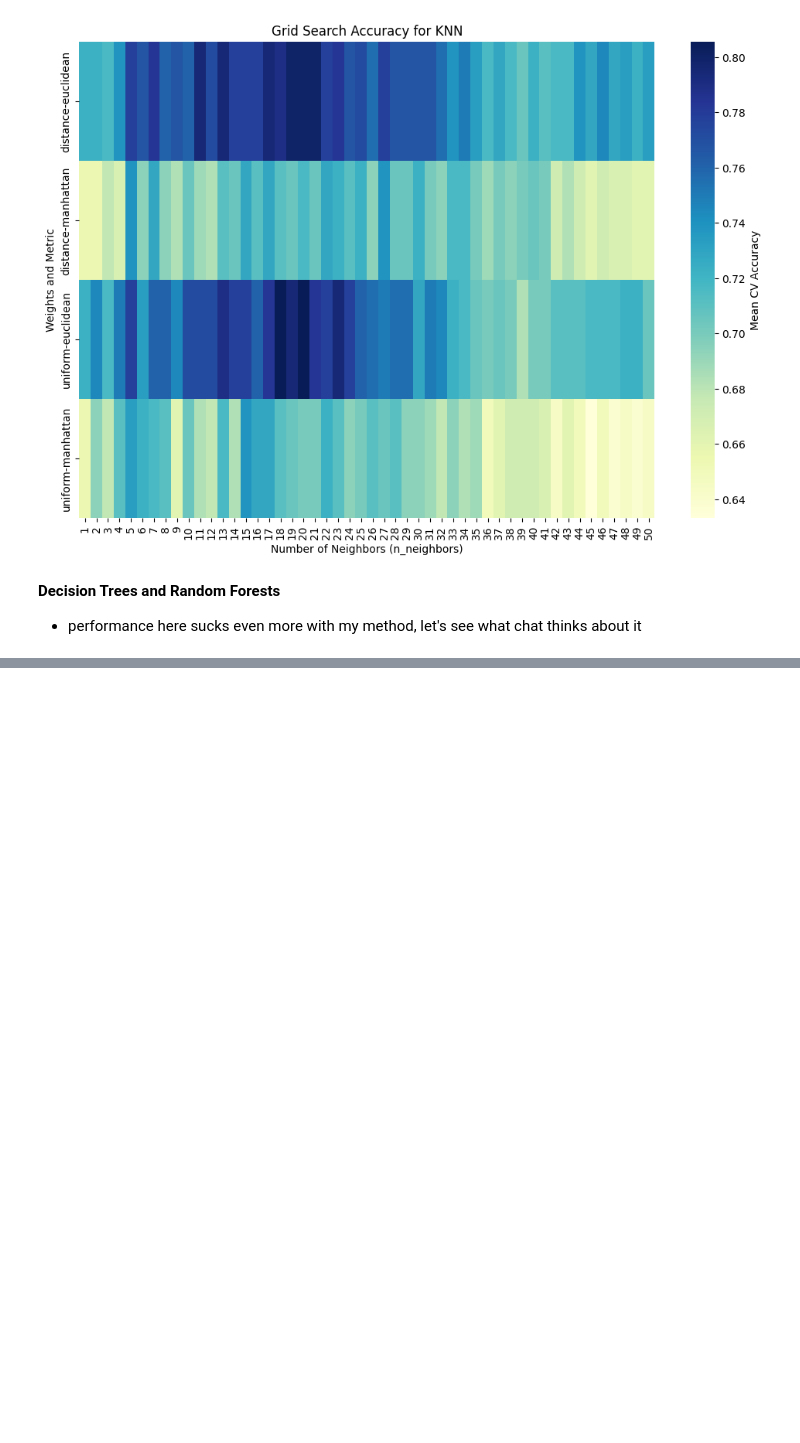
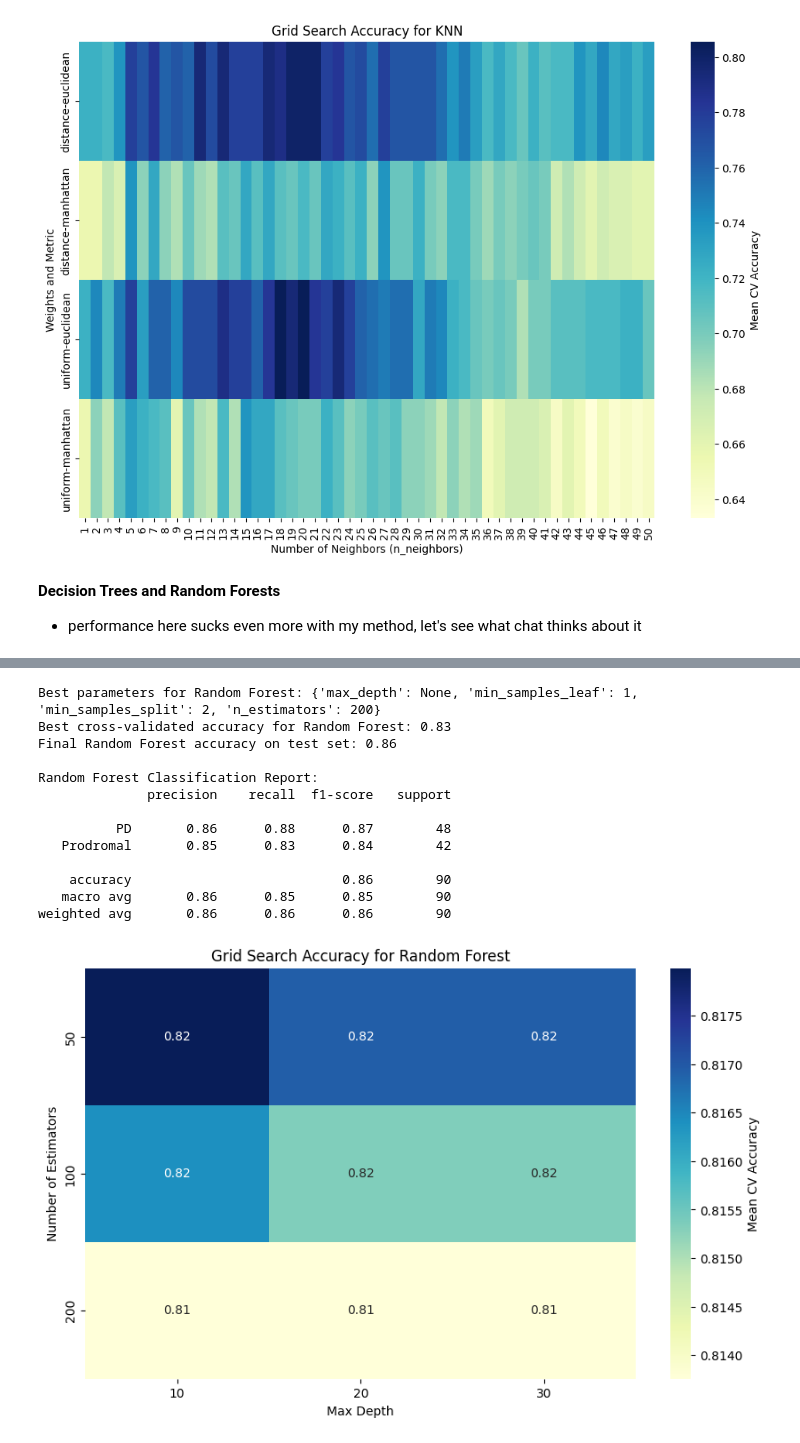
Before and after one commit to DePasquale99/MRI-network, a Jupyter notebook: classification_classical_methods.ipynb, the cells around one changed output, grey strips where cells are left out. Saved outputs shown, nothing was run; the diff lists cells and outputs as text; code cells hidden in the pictures; blank space fills up the shorter version.

```diff
--- a/classification_classical_methods.ipynb
+++ b/classification_classical_methods.ipynb
@@ -179,0 +327,69 @@ plt.show()
+# %%
+from sklearn.ensemble import RandomForestClassifier
+
+# Set up the parameter grid for GridSearchCV
+param_grid_forest = {
+    'n_estimators': [50, 100, 200],
+    'max_depth': [None, 10, 20, 30],
+    'min_samples_split': [2, 5, 10],
+    'min_samples_leaf': [1, 2, 4]
+}
+
+# Initialize the Random Forest and GridSearchCV
+random_forest = RandomForestClassifier(random_state=42)
+grid_search_forest = GridSearchCV(random_forest, param_grid_forest, cv=5, scoring='accuracy', n_jobs=-1)
+grid_search_forest.fit(X_train, y_train)
+
+# Retrieve and print the best parameters and score
+best_params_forest = grid_search_forest.best_params_
+best_score_forest = grid_search_forest.best_score_
+print("Best parameters for Random Forest:", best_params_forest)
+print(f"Best cross-validated accuracy for Random Forest: {best_score_forest:.2f}")
+
+# Train a final model with the best parameters
+best_forest = RandomForestClassifier(**best_params_forest, random_state=42)
+best_forest.fit(X_train, y_train)
+
+# Evaluate on the test set
+y_pred_forest = best_forest.predict(X_test)
+accuracy_forest = accuracy_score(y_test, y_pred_forest)
+print(f"Final Random Forest accuracy on test set: {accuracy_forest:.2f}")
+
+print("\nRandom Forest Classification Report:")
+print(classification_report(y_test, y_pred_forest, target_names=label_encoder.classes_))
+
+# Convert grid search results to a DataFrame for heatmap plotting
+results_df_forest = pd.DataFrame(grid_search_forest.cv_results_)
+
+# Filter only relevant columns for heatmap
+# (Due to multidimensionality, we’ll focus on one heatmap for each combination)
+
+# Pivot table for max_depth and n_estimators
+pivot_table_forest = results_df_forest.pivot_table(
+    values="mean_test_score",
+    index="param_n_estimators",
+    columns="param_max_depth"
+)
+
+# Plotting the heatmap
+plt.figure(figsize=(10, 6))
+sns.heatmap(pivot_table_forest, annot=True, fmt=".2f", cmap="YlGnBu", cbar_kws={'label': 'Mean CV Accuracy'})
+plt.xlabel("Max Depth")
+plt.ylabel("Number of Estimators")
+plt.title("Grid Search Accuracy for Random Forest")
+plt.show()
+# %% [output]
+Best parameters for Random Forest: {'max_depth': None, 'min_samples_leaf': 1, 'min_samples_split': 2, 'n_estimators': 200}
+Best cross-validated accuracy for Random Forest: 0.83
+Final Random Forest accuracy on test set: 0.86
+
+Random Forest Classification Report:
+              precision    recall  f1-score   support
+
+          PD       0.86      0.88      0.87        48
+   Prodromal       0.85      0.83      0.84        42
+
+    accuracy                           0.86        90
+   macro avg       0.86      0.85      0.85        90
+weighted avg       0.86      0.86      0.86        90
+[figure, added]
```
Also changed, not shown: parts of 9 cells of this notebook.
